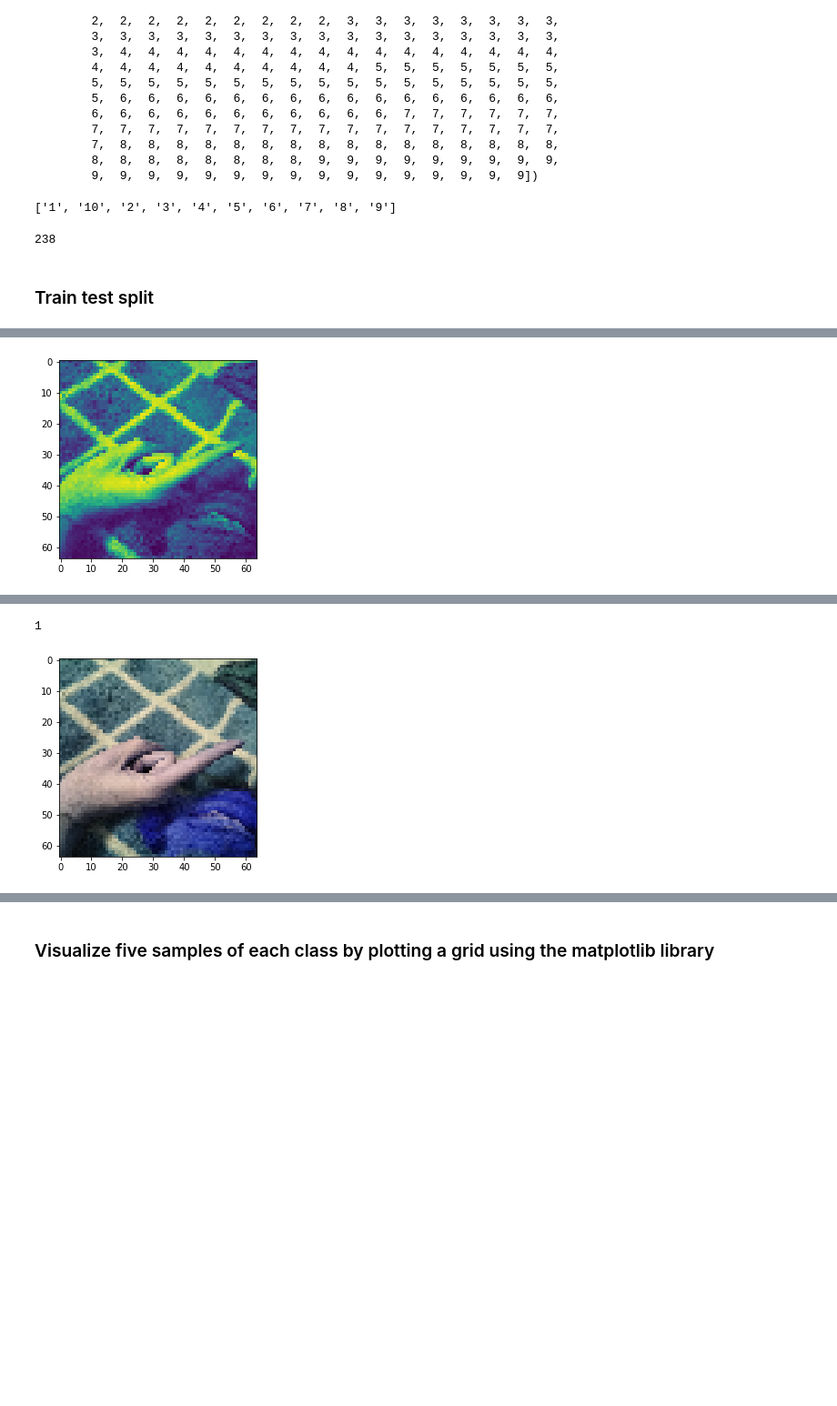
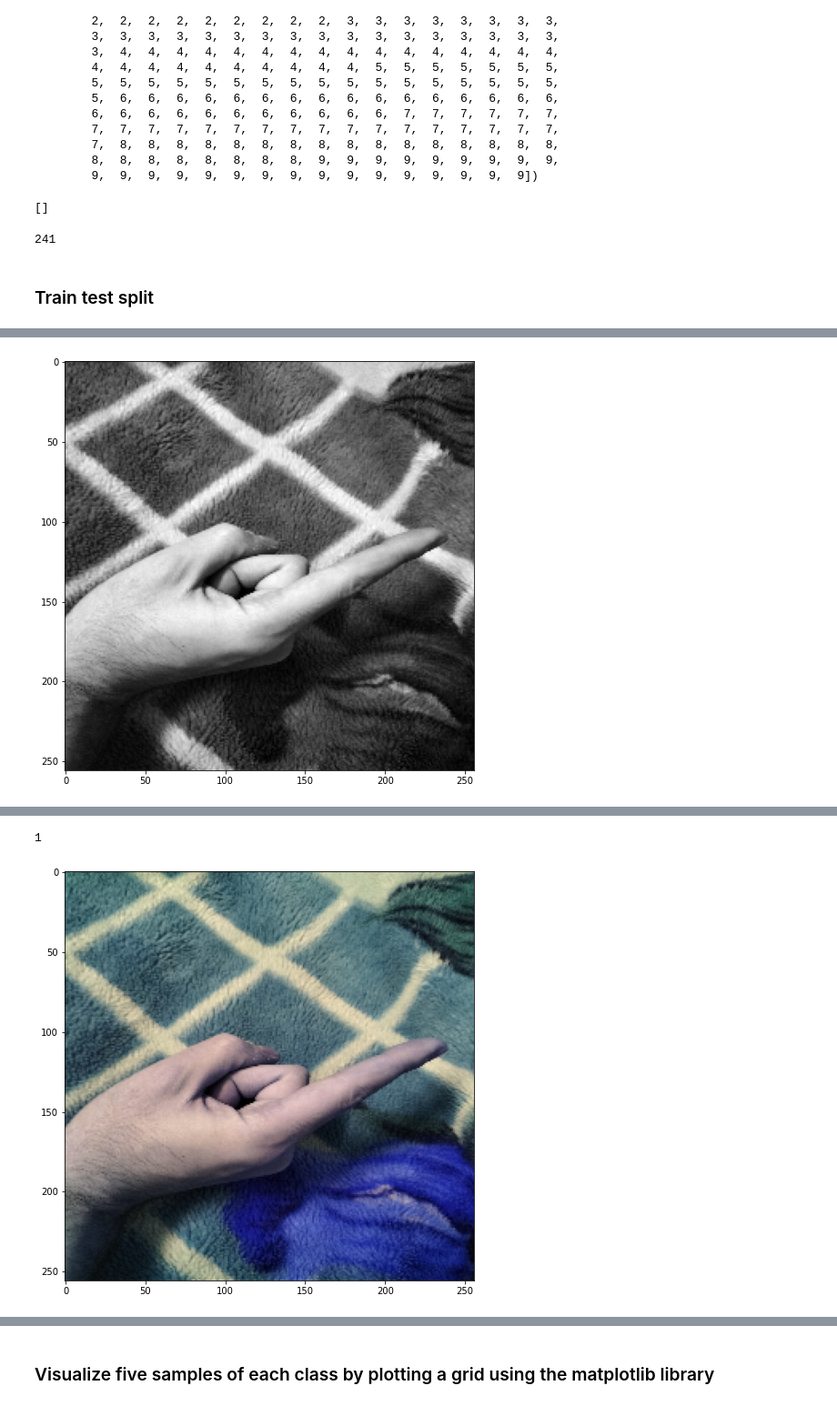
Before and after one commit to Sa2a/CV_Hand_Gestures, a Jupyter notebook: Hand Numbers Classification.ipynb, the cells around one changed output, grey strips where cells are left out. Shown at 91% size. Cells and saved outputs as stored; diff of their text form; code cells hidden in the pictures; blank space fills up the shorter version.

```diff
--- a/Hand Numbers Classification.ipynb
+++ b/Hand Numbers Classification.ipynb
@@ -13,7 +31,7 @@ reference:https://medium.com/analytics-vidhya/how-to-load-any-image-dataset-in-p
 # Prepare your dataset here
 from ImagesLoader import MasterImage
 path  = "./Data/"
-input_shape = 64
+input_shape = 256
 image_data = MasterImage(PATH= path,IMAGE_SIZE = input_shape)
 (images, labels)=image_data.load_dataset()
 # %% [output]
@@ -46,11 +57,11 @@ array([ 1,  1,  1,  1,  1,  1,  1,  1,  1,  1,  1,  1,  1,  1,  1,  1,  1,
 # %%
 image_data.list_categories
 # %% [output]
-['1', '10', '2', '3', '4', '5', '6', '7', '8', '9']
+[]
 # %%
 images[3].max()
 # %% [output]
-238
+241
 # %% [markdown]
 ### Train test split
 # %%
@@ -61,7 +72,7 @@ from sklearn.model_selection import train_test_split
 X_train ,X_test, y_train, y_test = train_test_split(images,labels, test_size=.1,random_state=0)
 X_train_gray ,X_test_gray, _, _ = train_test_split(images[:,:,:,0],labels, test_size=.1,random_state=0)
 # %%
-plt.imshow(X_train_gray[0])
+plt.imshow(X_train_gray[0],cmap="gray")
 plt.show()
 plt.imshow(X_train[0])
 
@@ -72 +81 @@ y_train[0]
-[figure, old version]
+[figure, new version]
@@ -74,5 +82,5 @@ y_train[0]
 1
-[figure, old version]
+[figure, new version]
 # %%
 assert X_train.shape[0] == y_train.shape[0]
 assert X_test.shape[0] == y_test.shape[0]
```
Also changed, not shown: parts of 36 cells of this notebook, 1 other file.
